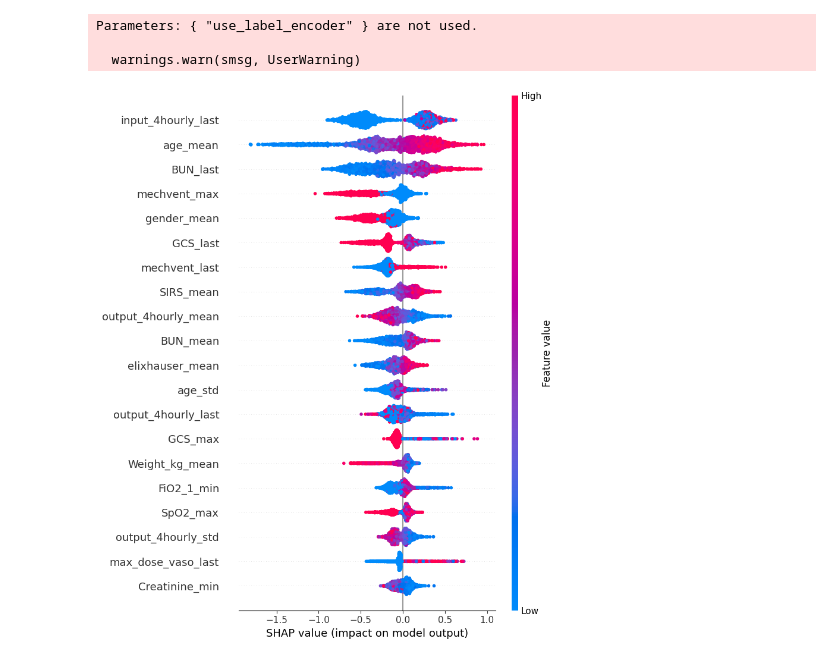
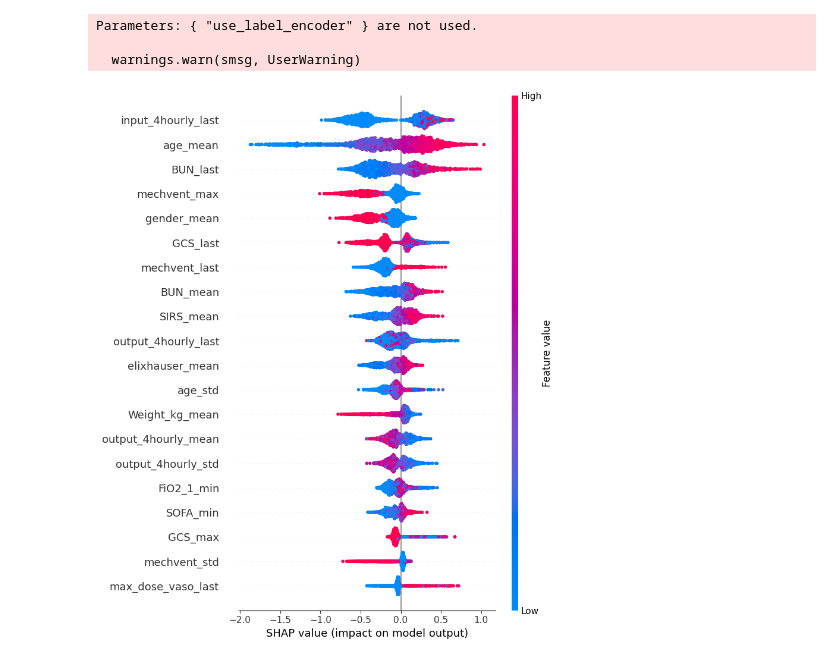
Before and after one commit to parthiv2048/AI-Agent-For-Mortality-Prediction, a Jupyter notebook: AI_Agent_for_EHR_Data.ipynb, the cells around one changed output. Saved outputs shown, nothing was run; the diff lists cells and outputs as text; code cells hidden in the pictures.

```diff
--- a/AI_Agent_for_EHR_Data.ipynb
+++ b/AI_Agent_for_EHR_Data.ipynb
@@ -380,14 +410,17 @@ Parameters: { "use_label_encoder" } are not used.
 
   warnings.warn(smsg, UserWarning)
 # %%
-# Use SHAP to find out model importance
+# Load the trained model
+filename = 'mortality_prediction_model.sav'
+model = pickle.load(open(filename, 'rb'))
 
+# Use SHAP to find out importance of each feature in the model (across all patients)
 explainer = shap.TreeExplainer(model)
 shap_values = explainer.shap_values(X_test)
 
 shap.summary_plot(shap_values, X_test, show=True)
 # %% [output]
-[figure, old version]
+[figure, new version]
 # %%
 # Load patients from test dataset
 test_df = pd.read_csv('AI_agent_test_sepsis_features.csv')
```
Also changed, not shown: parts of 21 cells of this notebook, 3 other files.
